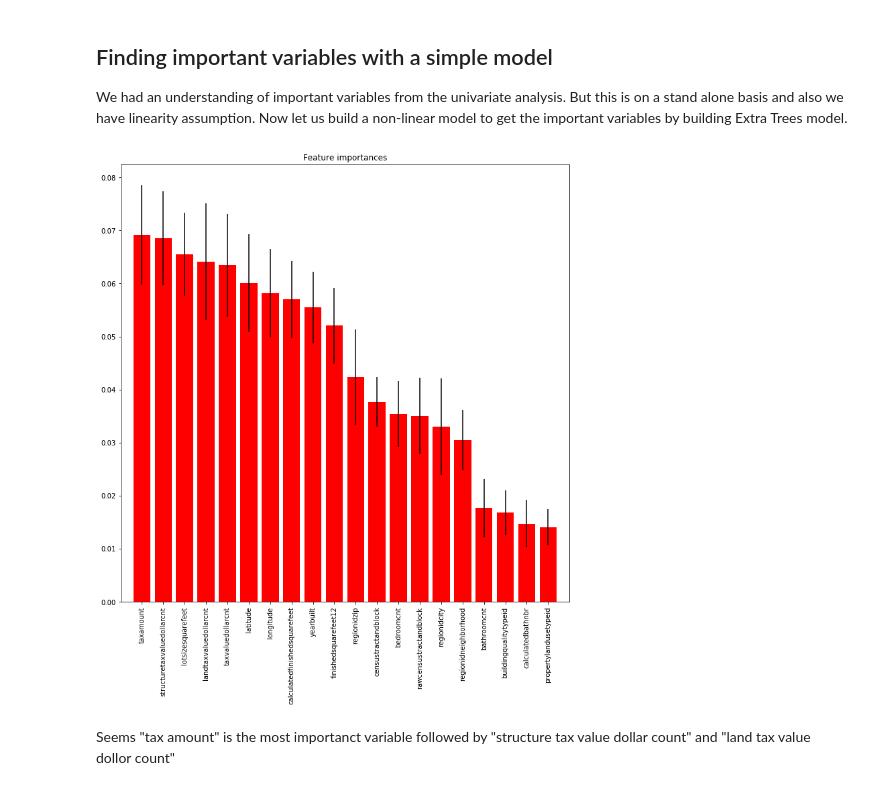
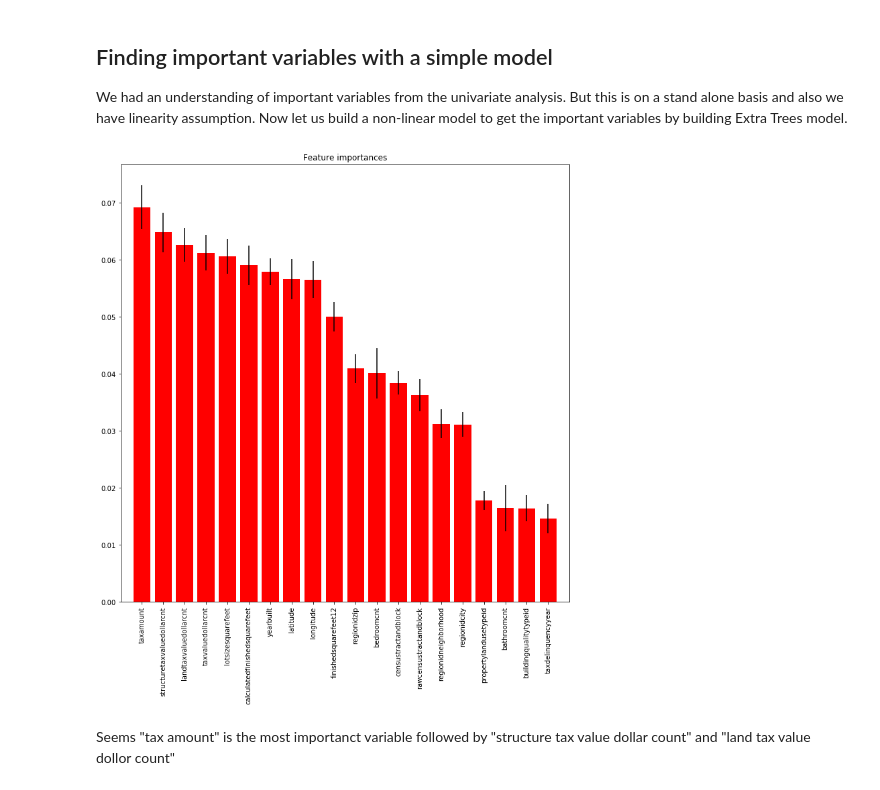
Before and after one commit to adrienctx/cb-data-science-workshops, a Jupyter notebook: kaggle-zillow/notebooks/data-exploration.ipynb, the cells around one changed output. Cells and saved outputs as stored; diff of their text form; code cells hidden in the pictures.

```diff
--- a/kaggle-zillow/notebooks/data-exploration.ipynb
+++ b/kaggle-zillow/notebooks/data-exploration.ipynb
@@ -337,7 +327,7 @@ For example, does it work on both *poolsizesum* and *fireplaceflag*? And *buildi
 ## Correlation between variables:
 # %%
 # Let us just impute the missing values with mean values to compute correlation coefficients #
-median_values = train_df.median(axis=0)
-train_df_null_to_median = train_df.copy()
+median_values = train_df_without_outliers.median(axis=0)
+train_df_null_to_median = train_df_without_outliers.copy()
 train_df_null_to_median.fillna(median_values, inplace=True)
 # %% [output]
@@ -609,26 +598,27 @@ We had an understanding of important variables from the univariate analysis. But
 # %%
 train_y = train_df_null_to_median['logerror'].values
 cat_cols = ["hashottuborspa", "propertycountylandusecode", "propertyzoningdesc", "fireplaceflag", "taxdelinquencyflag"]
 train_df_blind = train_df_null_to_median.copy()
-train_df_blind = train_df_blind.drop(['parcelid', 'logerror', 'transactiondate', 'transaction_month']+cat_cols, axis=1)
+# train_df_blind = train_df_blind.drop(['parcelid', 'logerror', 'transactiondate', 'transaction_month']+cat_cols, axis=1)
+train_df_blind = train_df_blind.drop(['parcelid', 'logerror', 'transactiondate']+cat_cols, axis=1)
 feat_names = train_df_blind.columns.values
 
 from sklearn import ensemble
 model = ensemble.ExtraTreesRegressor(n_estimators=25, max_depth=30, max_features=0.3, n_jobs=-1, random_state=0)
 model.fit(train_df_blind, train_y)
 
 ## plot the importances ##
 importances = model.feature_importances_
 std = np.std([tree.feature_importances_ for tree in model.estimators_], axis=0)
 indices = np.argsort(importances)[::-1][:20]
 
 plt.figure(figsize=(12,12))
 plt.title("Feature importances")
 plt.bar(range(len(indices)), importances[indices], color="r", yerr=std[indices], align="center")
 plt.xticks(range(len(indices)), feat_names[indices], rotation='vertical')
 plt.xlim([-1, len(indices)])
 plt.show()
 # %% [output]
-[figure, old version]
+[figure, new version]
 # %% [markdown]
 Seems "tax amount" is the most importanct variable followed by "structure tax value dollar count" and "land tax value dollor count"
```
Also changed, not shown: parts of 25 cells of this notebook, 1 other file.
